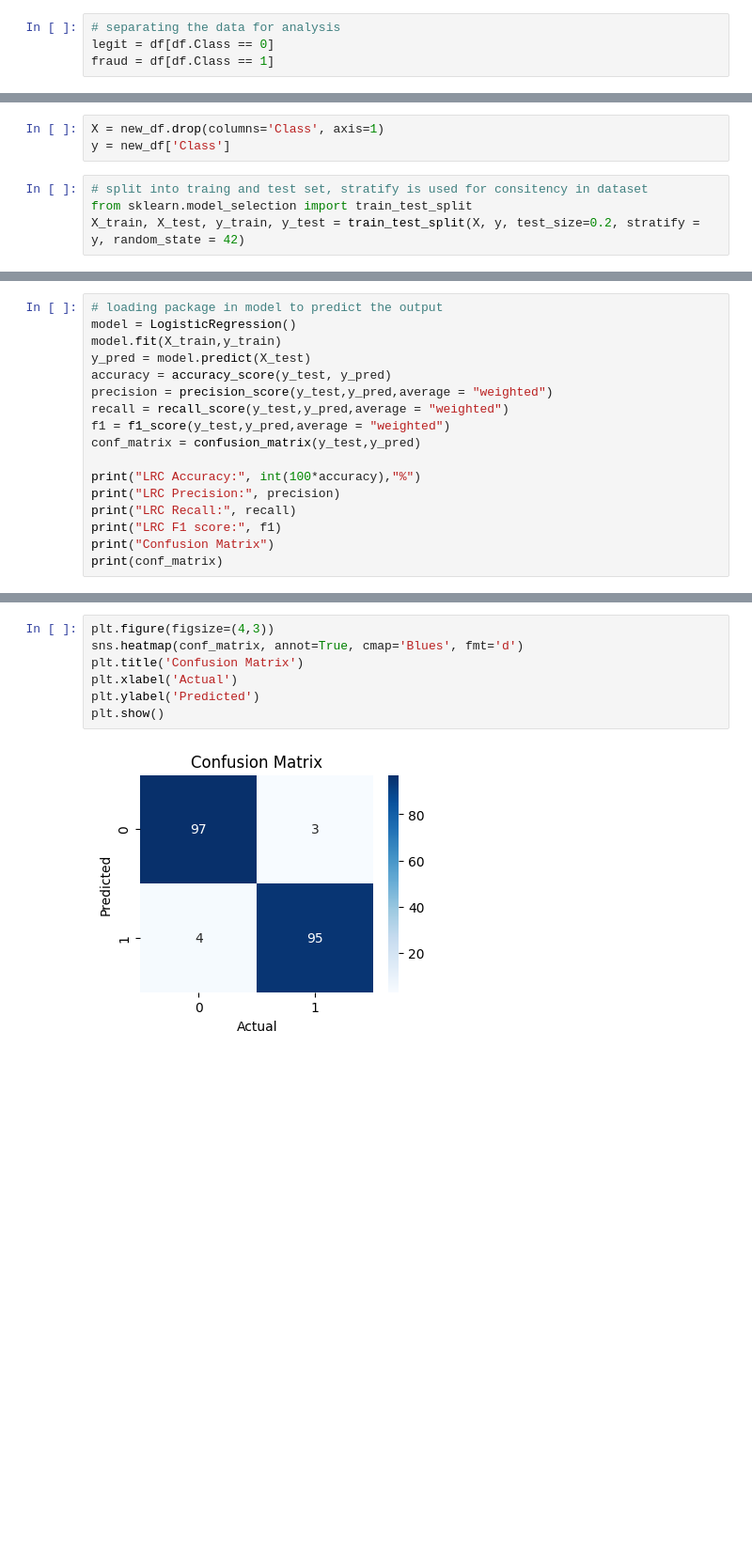
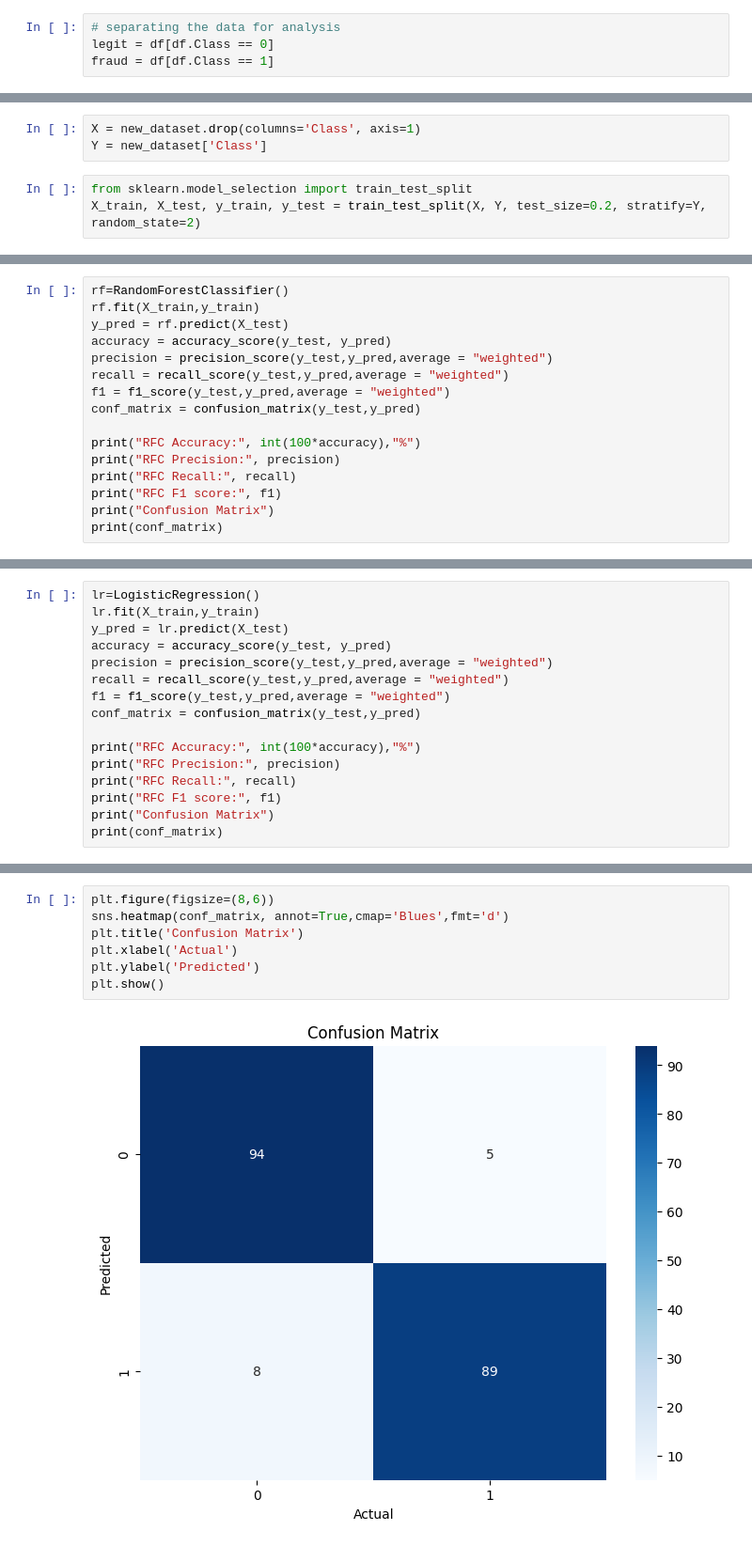
Before and after one commit to Imshubhham/Imshubham, a Jupyter notebook: Credit_card_fraud_detection.ipynb, the cells around one changed output, grey strips where cells are left out. Shown at 94% size. Saved outputs shown, nothing was run; the diff lists cells and outputs as text; blank space fills up the shorter version.

```diff
--- a/Credit_card_fraud_detection.ipynb
+++ b/Credit_card_fraud_detection.ipynb
@@ -209,11 +220,10 @@ new_df.groupby('Class').mean()
 2 rows × 30 columns
 # %%
-X = new_df.drop(columns='Class', axis=1)
-y = new_df['Class']
+X = new_dataset.drop(columns='Class', axis=1)
+Y = new_dataset['Class']
 # %%
-# split into traing and test set, stratify is used for consitency in dataset
 from sklearn.model_selection import train_test_split
-X_train, X_test, y_train, y_test = train_test_split(X, y, test_size=0.2, stratify = y, random_state = 42)
+X_train, X_test, y_train, y_test = train_test_split(X, Y, test_size=0.2, stratify=Y, random_state=2)
 # %%
 print(X.shape, X_train.shape, X_test.shape)
 # %% [output]
@@ -228,0 +279,16 @@ from sklearn.metrics import accuracy_score,precision_score,recall_score,f1_score
+# %%
+rf=RandomForestClassifier()
+rf.fit(X_train,y_train)
+y_pred = rf.predict(X_test)
+accuracy = accuracy_score(y_test, y_pred)
+precision = precision_score(y_test,y_pred,average = "weighted")
+recall = recall_score(y_test,y_pred,average = "weighted")
+f1 = f1_score(y_test,y_pred,average = "weighted")
+conf_matrix = confusion_matrix(y_test,y_pred)
+
+print("RFC Accuracy:", int(100*accuracy),"%")
+print("RFC Precision:", precision)
+print("RFC Recall:", recall)
+print("RFC F1 score:", f1)
+print("Confusion Matrix")
+print(conf_matrix)
@@ -229,18 +312,17 @@ from sklearn.metrics import accuracy_score,precision_score,recall_score,f1_score
 # %%
-# loading package in model to predict the output
-model = LogisticRegression()
-model.fit(X_train,y_train)
-y_pred = model.predict(X_test)
+lr=LogisticRegression()
+lr.fit(X_train,y_train)
+y_pred = lr.predict(X_test)
 accuracy = accuracy_score(y_test, y_pred)
 precision = precision_score(y_test,y_pred,average = "weighted")
 recall = recall_score(y_test,y_pred,average = "weighted")
 f1 = f1_score(y_test,y_pred,average = "weighted")
 conf_matrix = confusion_matrix(y_test,y_pred)
 
-print("LRC Accuracy:", int(100*accuracy),"%")
-print("LRC Precision:", precision)
-print("LRC Recall:", recall)
-print("LRC F1 score:", f1)
+print("RFC Accuracy:", int(100*accuracy),"%")
+print("RFC Precision:", precision)
+print("RFC Recall:", recall)
+print("RFC F1 score:", f1)
 print("Confusion Matrix")
 print(conf_matrix)
 # %% [output]
@@ -259,12 +341,12 @@ Please also refer to the documentation for alternative solver options:
     https://scikit-learn.org/stable/modules/linear_model.html#logistic-regression
   n_iter_i = _check_optimize_result(
 # %%
-plt.figure(figsize=(4,3))
-sns.heatmap(conf_matrix, annot=True, cmap='Blues', fmt='d')
+plt.figure(figsize=(8,6))
+sns.heatmap(conf_matrix, annot=True,cmap='Blues',fmt='d')
 plt.title('Confusion Matrix')
 plt.xlabel('Actual')
 plt.ylabel('Predicted')
 plt.show()
 # %% [output]
-[figure, old version]
+[figure, new version]
 # %%
```
Also changed, not shown: parts of 38 cells of this notebook.
